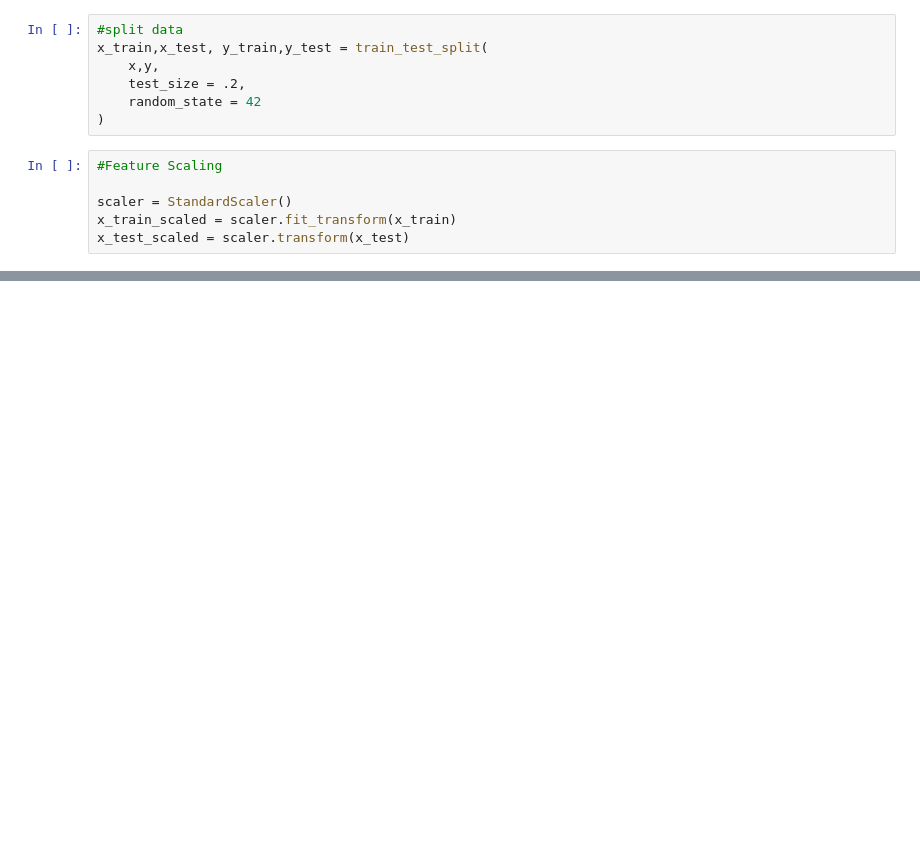
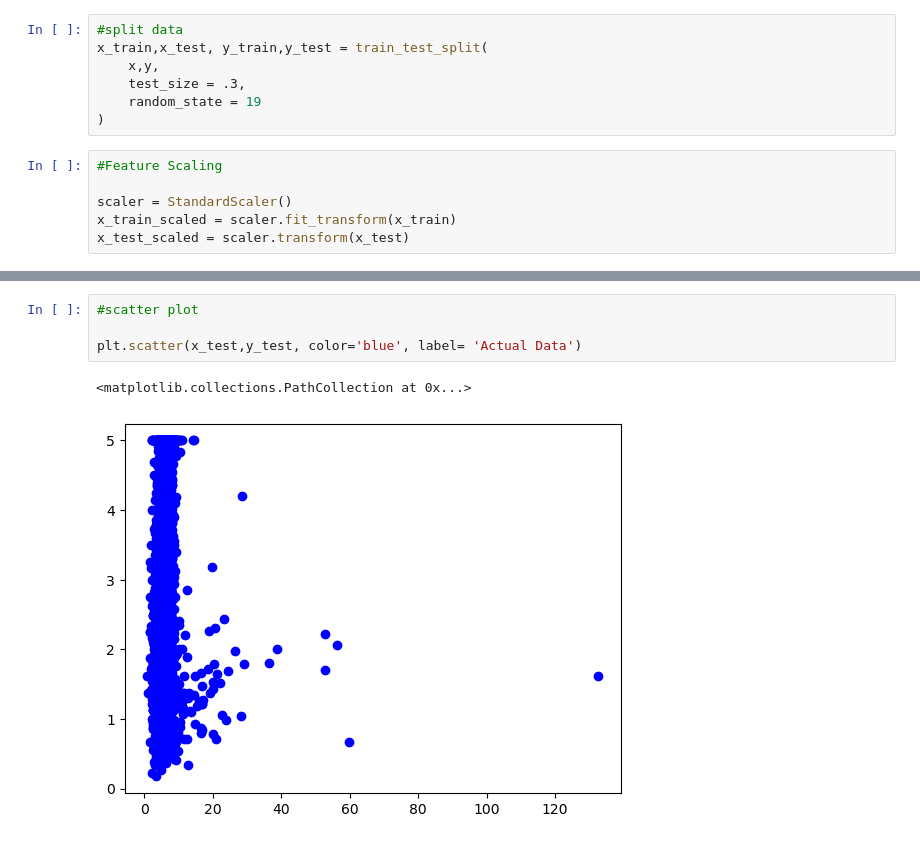
Before and after one commit to athulgeorge24/ml, a Jupyter notebook: exp1.ipynb, the cells around one changed output, grey strips where cells are left out. Cells and saved outputs as stored; diff of their text form; blank space fills up the shorter version.

```diff
--- a/exp1.ipynb
+++ b/exp1.ipynb
@@ -22,8 +22,8 @@ y=data['Price'].values
 #split data
 x_train,x_test, y_train,y_test = train_test_split(
     x,y,
-    test_size = .2,
-    random_state = 42
+    test_size = .3,
+    random_state = 19
 )
 # %%
 #Feature Scaling
@@ -78,0 +117,7 @@ R2 score  0.013798228607320828
+# %%
+#scatter plot
+
+plt.scatter(x_test,y_test, color='blue', label= 'Actual Data')
+# %% [output]
+<matplotlib.collections.PathCollection at 0x...>
+[figure, added]
```
Also changed, not shown: parts of 9 cells of this notebook.
